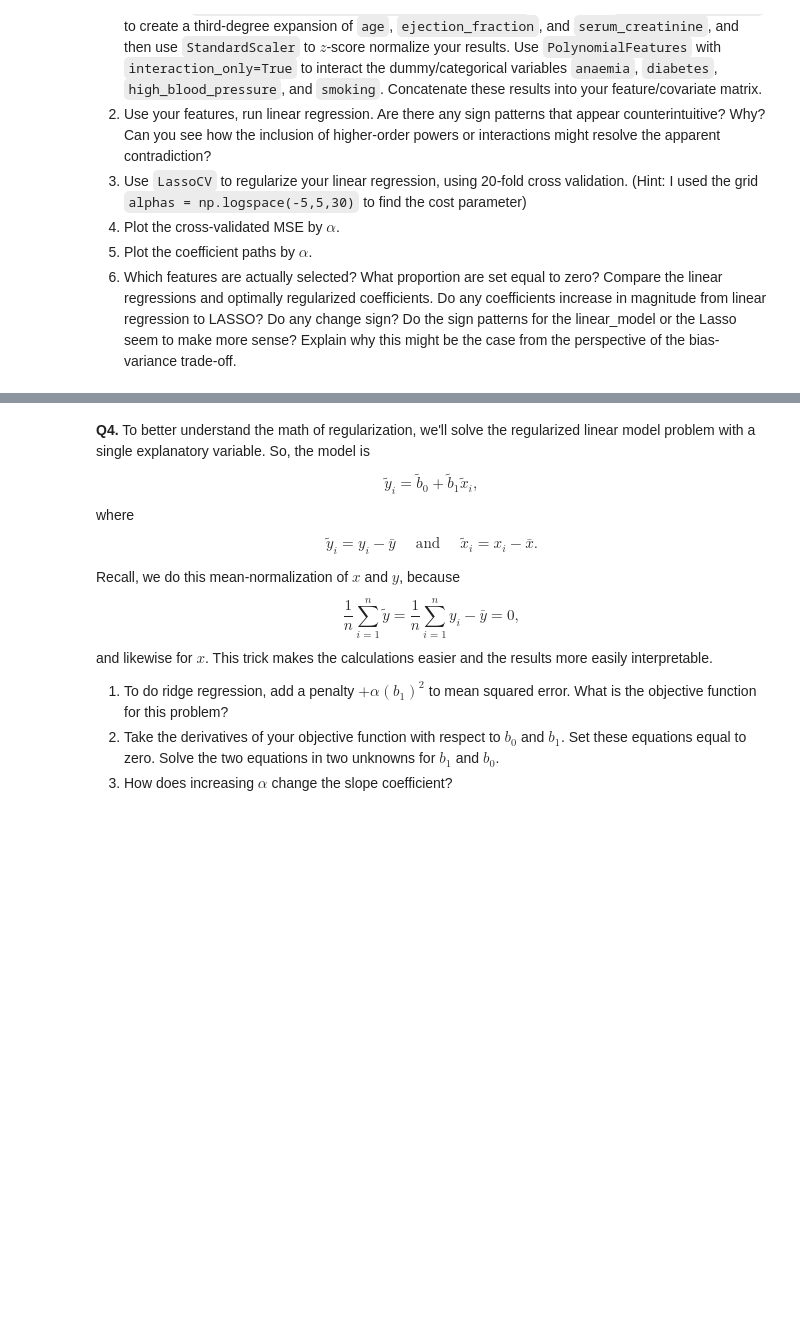
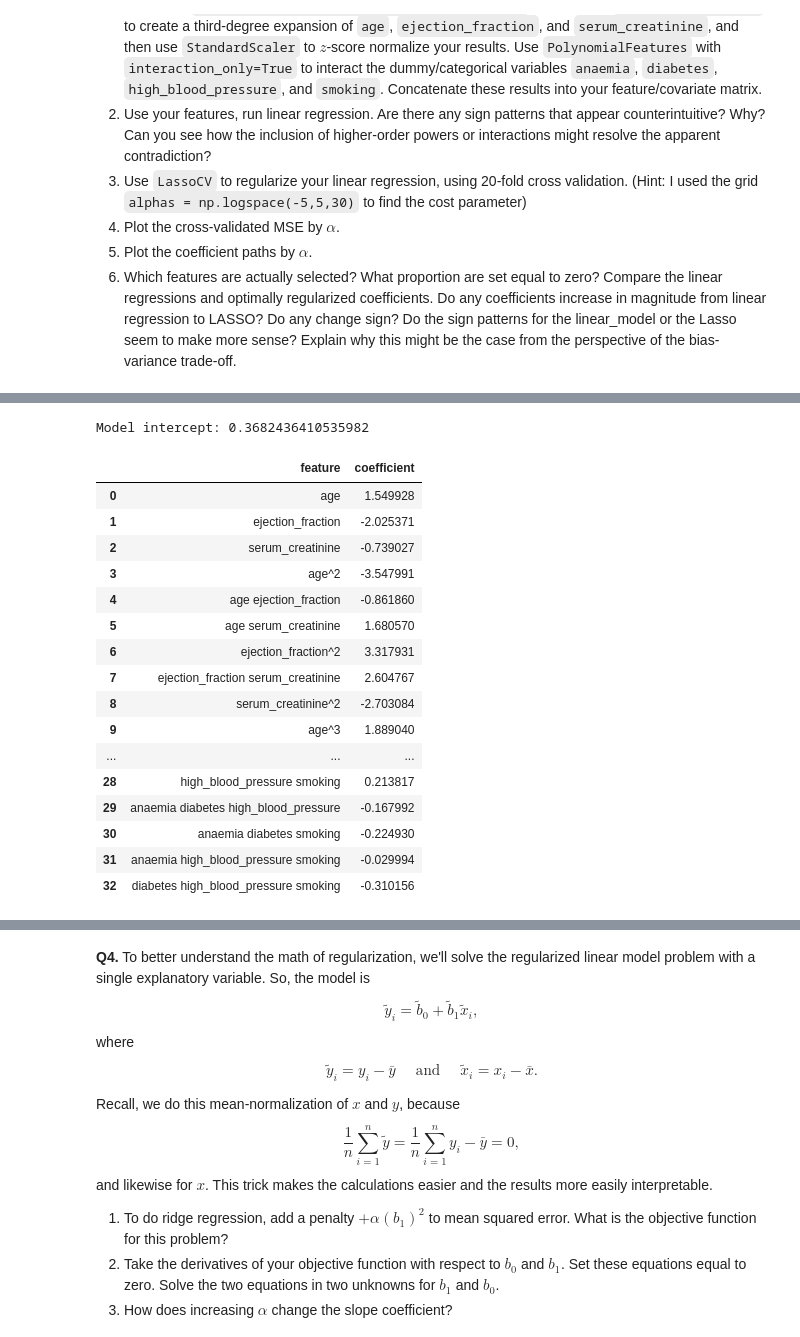
Before and after one commit to AngelikaBaloy/undergrad_ml_assignments, a Jupyter notebook: 04_assignment_regularization.ipynb, the cells around one changed output, grey strips where cells are left out. Drawn from its saved outputs; the diff is of its cells as text; code cells hidden in the pictures; blank space fills up the shorter version.

```diff
--- a/04_assignment_regularization.ipynb
+++ b/04_assignment_regularization.ipynb
@@ -208,0 +220,10 @@ reg_coefs
+# %%
+# third-degree expansion of age, ejection_fraction, serum_creatinine
+heart_X = df_heart[['age','ejection_fraction','serum_creatinine']]
+
+expander = PolynomialFeatures(degree=3, include_bias=False) # third degree expansion
+X_Age_EF_SC = expander.fit_transform(heart_X)
+poly_names = expander.get_feature_names_out()
+
+scaler = StandardScaler()
+X_heart_scaled = scaler.fit_transform(X_Age_EF_SC)
@@ -208,0 +258,30 @@ reg_coefs
+# %%
+# 2. linear regression
+y = df_heart['DEATH_EVENT']
+
+model = LinearRegression()
+model.fit(X_poly, y)
+
+print(f'Model intercept: {model.intercept_}')
+pd.DataFrame({'feature':poly_names_all, 'coefficient':model.coef_ })
+
+# answer here
+# %% [output]
+Model intercept: 0.3682436410535982
+|  | feature | coefficient |
+| 0 | age | 1.549928 |
+| 1 | ejection_fraction | -2.025371 |
+| 2 | serum_creatinine | -0.739027 |
+| 3 | age^2 | -3.547991 |
+| 4 | age ejection_fraction | -0.861860 |
+| 5 | age serum_creatinine | 1.680570 |
+| 6 | ejection_fraction^2 | 3.317931 |
+| 7 | ejection_fraction serum_creatinine | 2.604767 |
+| 8 | serum_creatinine^2 | -2.703084 |
+| 9 | age^3 | 1.889040 |
+| ... | ... | ... |
+| 28 | high_blood_pressure smoking | 0.213817 |
+| 29 | anaemia diabetes high_blood_pressure | -0.167992 |
+| 30 | anaemia diabetes smoking | -0.224930 |
+| 31 | anaemia high_blood_pressure smoking | -0.029994 |
+| 32 | diabetes high_blood_pressure smoking | -0.310156 |
```
Also changed, not shown: parts of 8 cells of this notebook.
